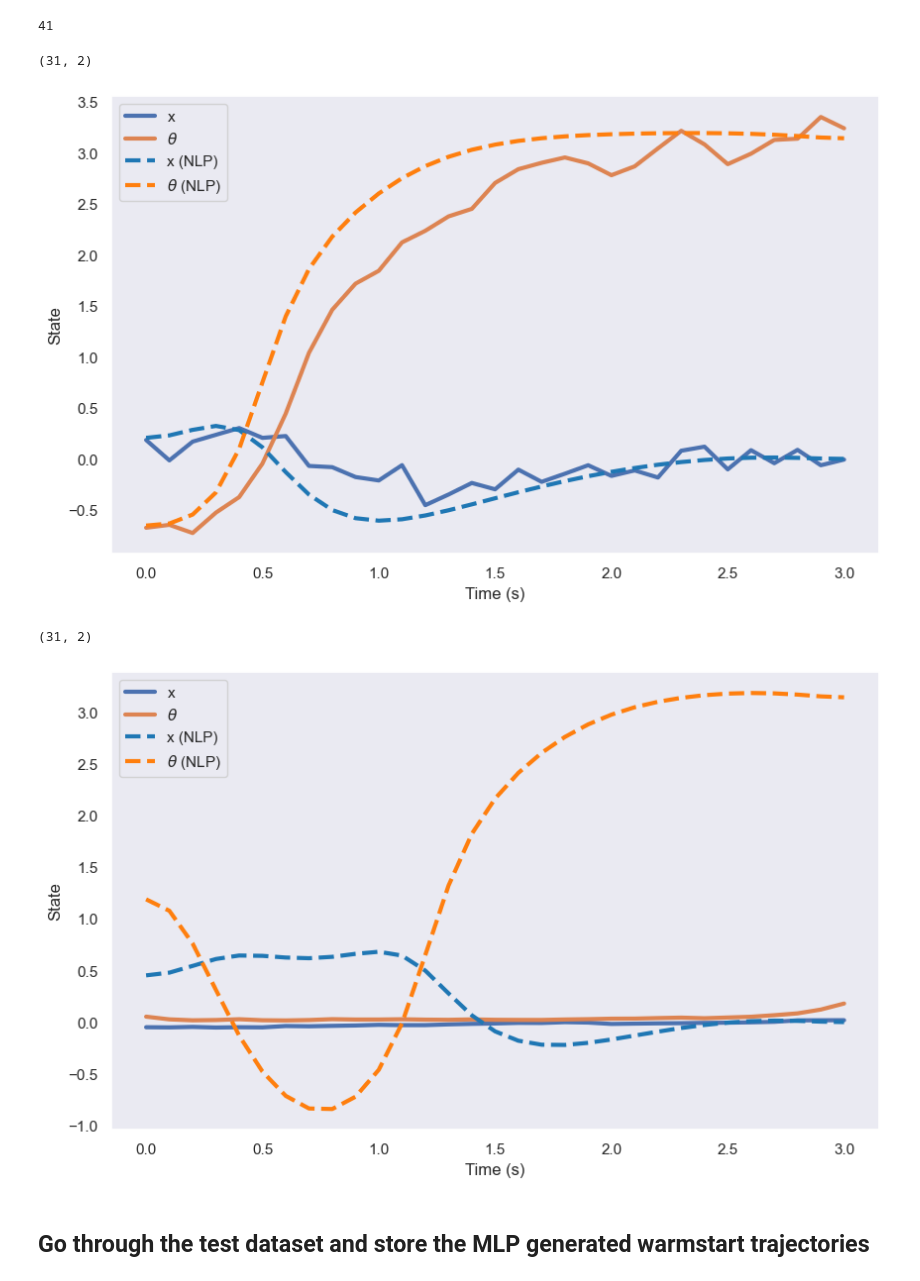
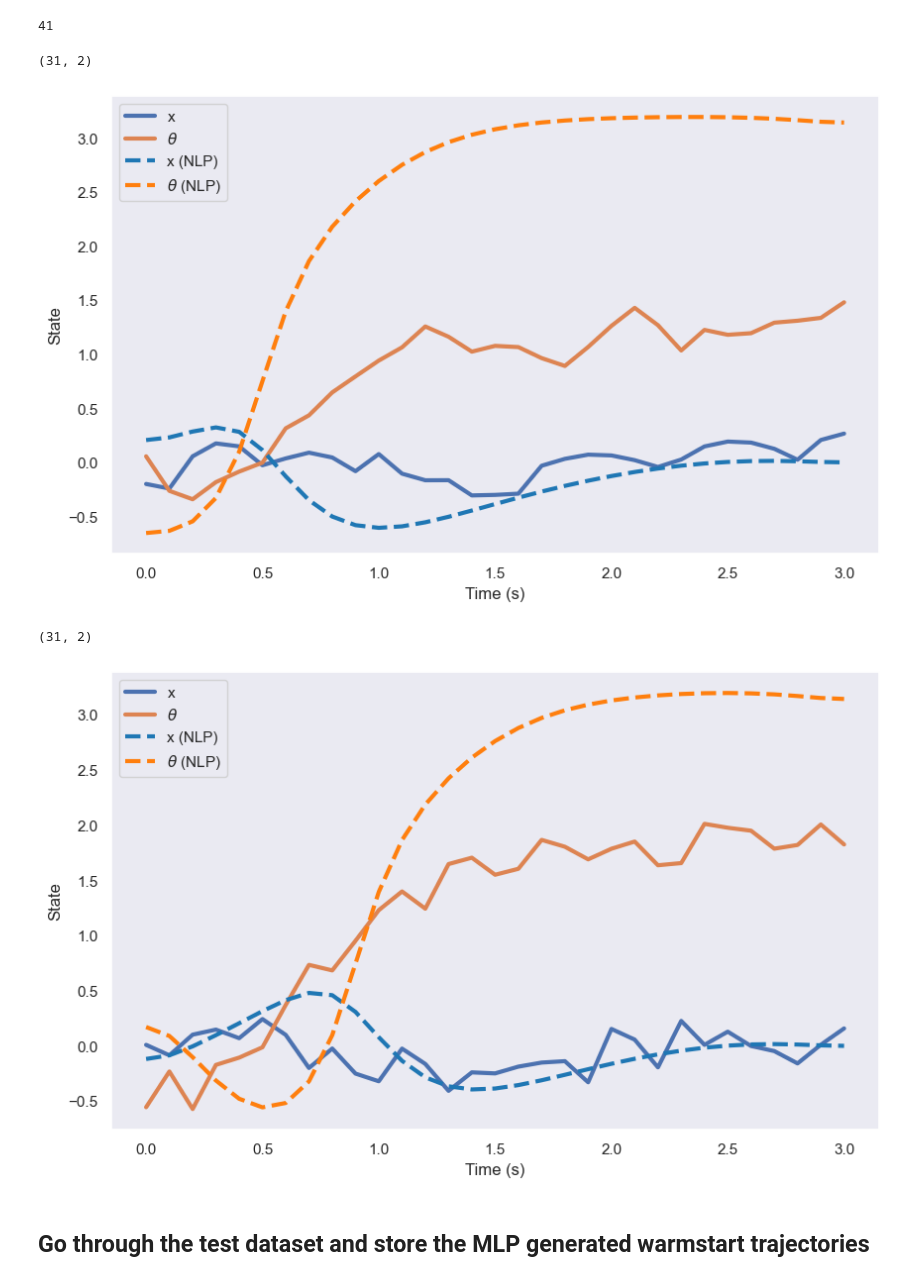
Before and after one commit to Astronauty/AiPEX-Projects, a Jupyter notebook: warmstarting_NLPs/NLP_learning.ipynb, the cells around one changed output. Cells and saved outputs as stored; diff of their text form; code cells hidden in the pictures.

```diff
--- a/warmstarting_NLPs/NLP_learning.ipynb
+++ b/warmstarting_NLPs/NLP_learning.ipynb
@@ -76,7 +76,7 @@ cartpole_warmstart = POCPSolver(path, nlp_params=params, eq_constraint_fn=cartpo
 # %% [markdown]
 ## Train or load a model
 # %%
-cartpole_warmstart.train(epochs=5)
+cartpole_warmstart.train(epochs=10)
 
 # path = pathlib.Path(r'C:\Users\AiPEX-WS4\Documents\AiPEX-Projects\warmstarting_NLPs\models\cartpole_model1.pth')
 # cartpole_warmstart.load_model(path)
@@ -104,12 +105,12 @@ len(cartpole_warmstart.t_vec)
 cartpole_warmstart.compare_trajectories(19)
 # %% [output]
 (31, 2)
-[figure, old version]
+[figure, new version]
 # %%
-cartpole_warmstart.compare_trajectories(6)
+cartpole_warmstart.compare_trajectories(10)
 # %% [output]
 (31, 2)
-[figure, old version]
+[figure, new version]
 # %% [markdown]
 ## Go through the test dataset and store the MLP generated warmstart trajectories
 # %%
```
Also changed, not shown: parts of 2 cells of this notebook, 1 other file.
